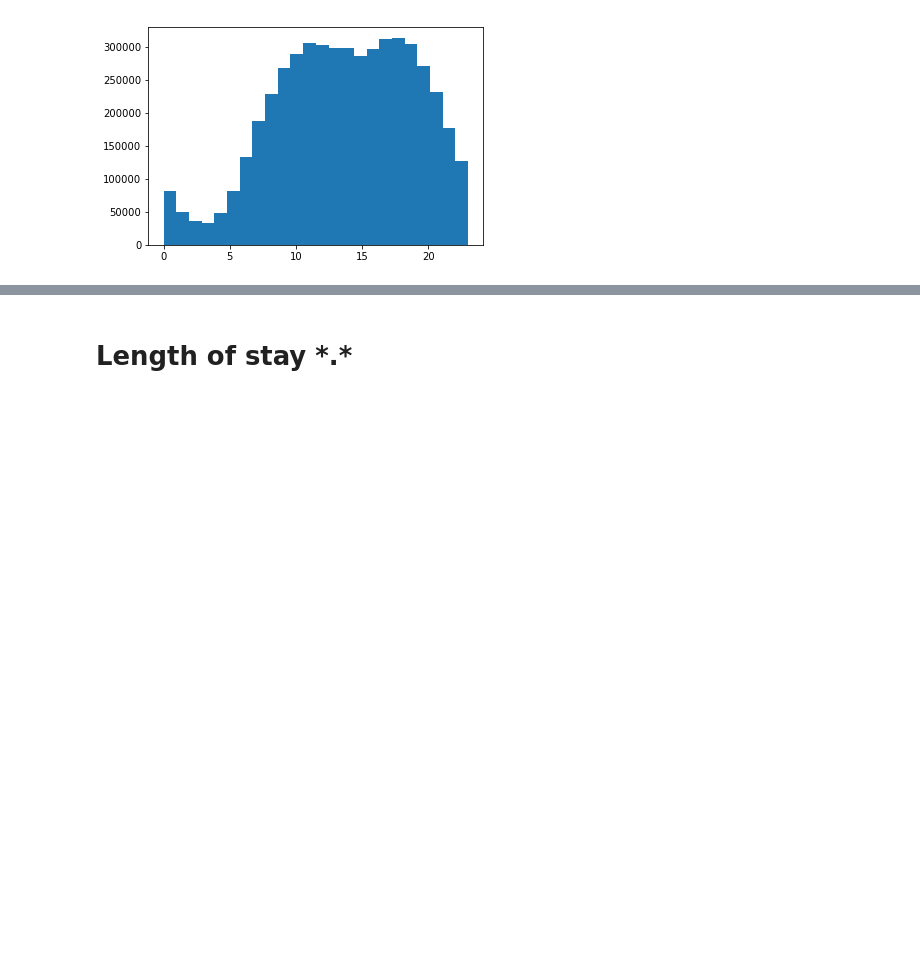
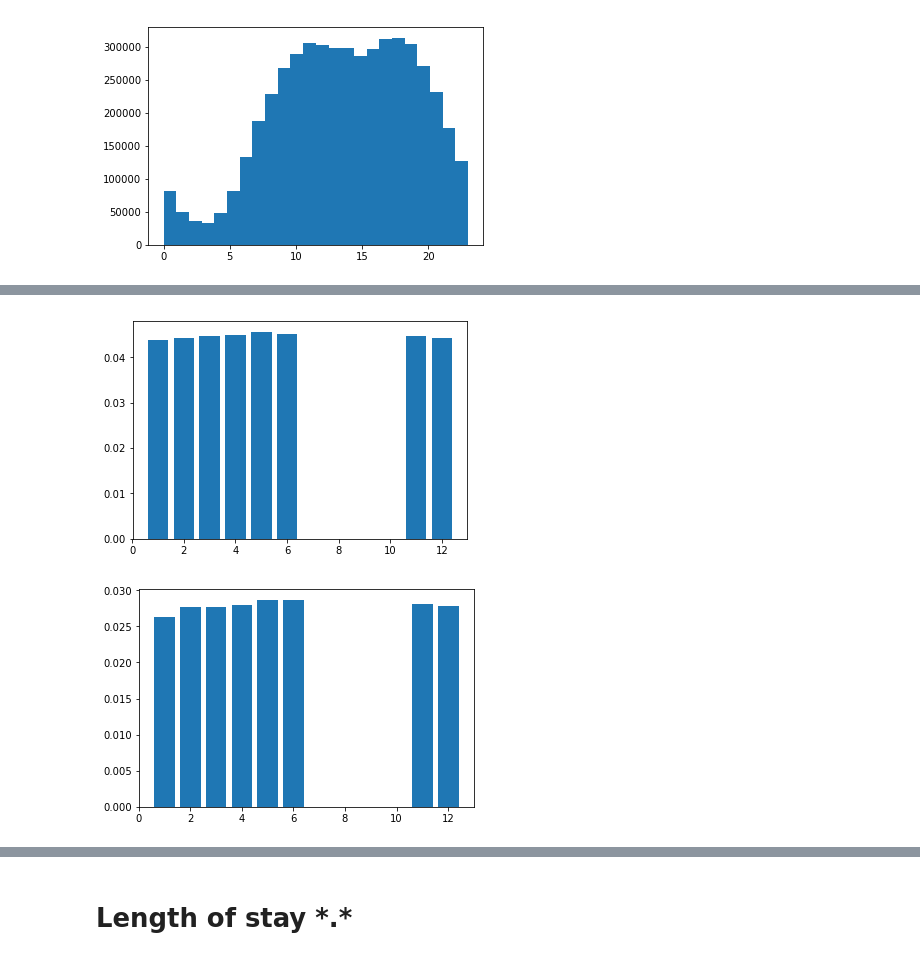
Before and after one commit to popoiopo/dataMining, a Jupyter notebook: Data exploration Julia.ipynb, the cells around one changed output, grey strips where cells are left out. Cells and saved outputs as stored; diff of their text form; code cells hidden in the pictures; blank space fills up the shorter version.

```diff
--- a/Data exploration Julia.ipynb
+++ b/Data exploration Julia.ipynb
@@ -245,0 +247,9 @@ Unique months:  8
+# %%
+plt.bar(months_unique, months_counts_click/months_counts)
+plt.show()
+
+plt.bar(months_unique, months_counts_book/months_counts)
+plt.show()
+# %% [output]
+[figure, added]
+[figure, added]
```
Also changed, not shown: parts of 24 cells of this notebook.
